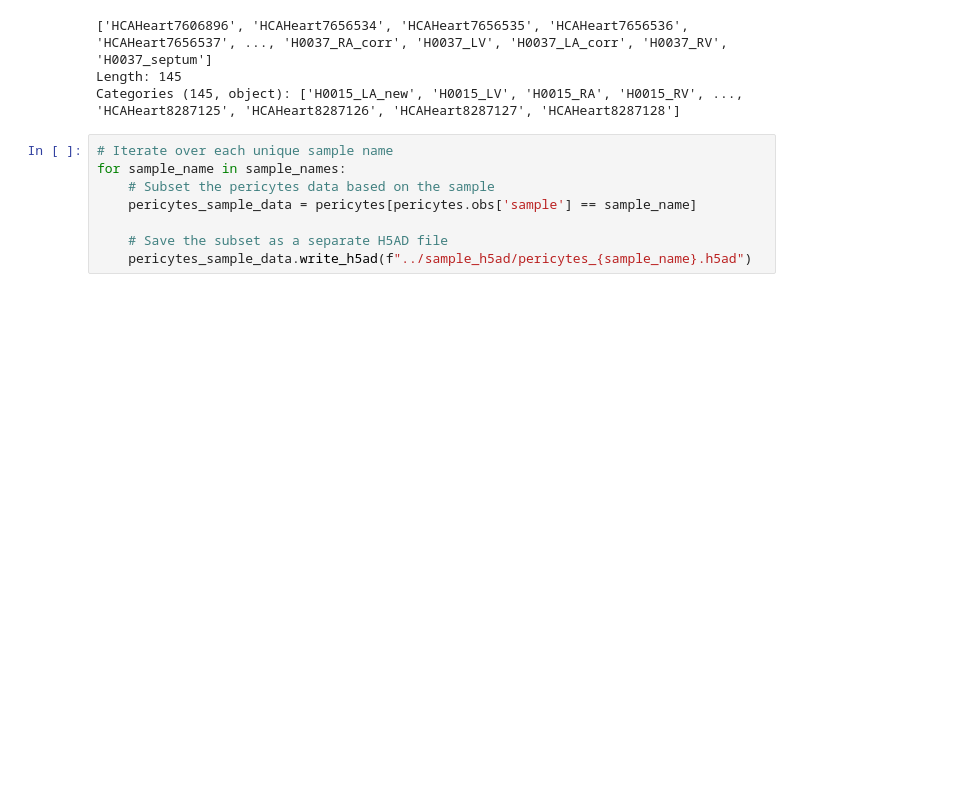
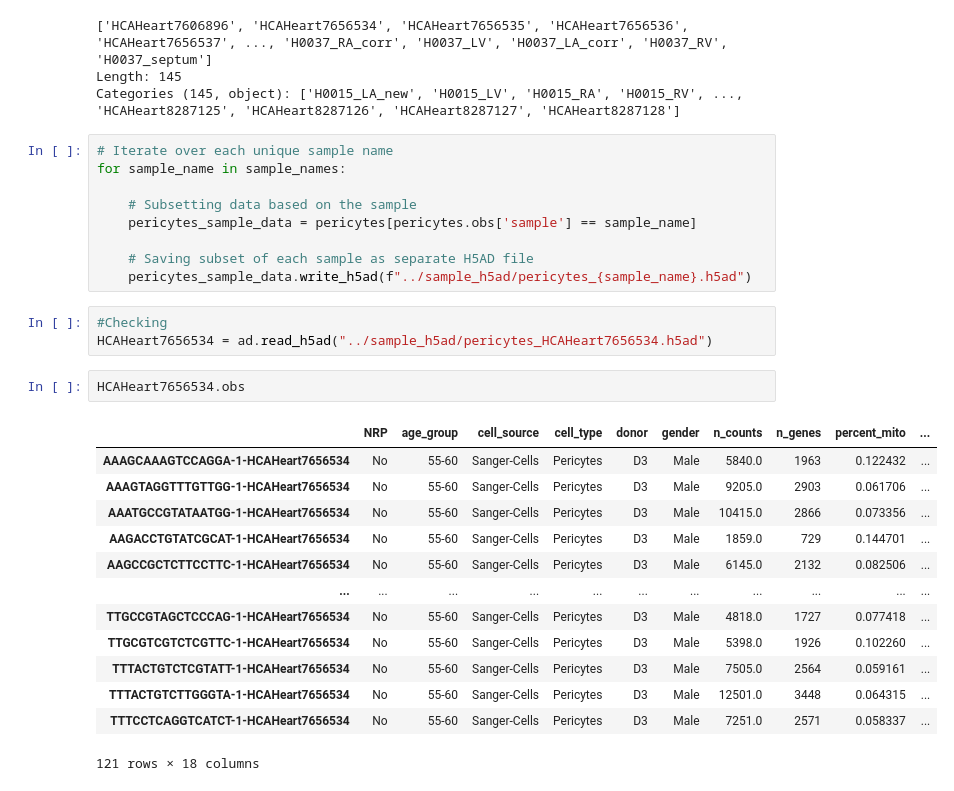
Before and after one commit to Talavera-Lopez-Lab/Heart_Vascular, a Jupyter notebook: Scripts/vascular.ipynb, the cells around one changed output. Saved outputs shown, nothing was run; the diff lists cells and outputs as text; blank space fills up the shorter version.

```diff
--- a/Scripts/vascular.ipynb
+++ b/Scripts/vascular.ipynb
@@ -67,8 +67,28 @@ Categories (145, object): ['H0015_LA_new', 'H0015_LV', 'H0015_RA', 'H0015_RV', .
 # %%
 # Iterate over each unique sample name
 for sample_name in sample_names:
-    # Subset the pericytes data based on the sample
+
+    # Subsetting data based on the sample
     pericytes_sample_data = pericytes[pericytes.obs['sample'] == sample_name]
 
-    # Save the subset as a separate H5AD file
+    # Saving subset of each sample as separate H5AD file
     pericytes_sample_data.write_h5ad(f"../sample_h5ad/pericytes_{sample_name}.h5ad")
+# %%
+#Checking
+HCAHeart7656534 = ad.read_h5ad("../sample_h5ad/pericytes_HCAHeart7656534.h5ad")
+# %%
+HCAHeart7656534.obs
+# %% [output]
+|  | NRP | age_group | cell_source | cell_type | donor | gender | n_counts | n_genes | percent_mito | ... |
+| AAAGCAAAGTCCAGGA-1-HCAHeart7656534 | No | 55-60 | Sanger-Cells | Pericytes | D3 | Male | 5840.0 | 1963 | 0.122432 | ... |
+| AAAGTAGGTTTGTTGG-1-HCAHeart7656534 | No | 55-60 | Sanger-Cells | Pericytes | D3 | Male | 9205.0 | 2903 | 0.061706 | ... |
+| AAATGCCGTATAATGG-1-HCAHeart7656534 | No | 55-60 | Sanger-Cells | Pericytes | D3 | Male | 10415.0 | 2866 | 0.073356 | ... |
+| AAGACCTGTATCGCAT-1-HCAHeart7656534 | No | 55-60 | Sanger-Cells | Pericytes | D3 | Male | 1859.0 | 729 | 0.144701 | ... |
+| AAGCCGCTCTTCCTTC-1-HCAHeart7656534 | No | 55-60 | Sanger-Cells | Pericytes | D3 | Male | 6145.0 | 2132 | 0.082506 | ... |
+| ... | ... | ... | ... | ... | ... | ... | ... | ... | ... | ... |
+| TTGCCGTAGCTCCCAG-1-HCAHeart7656534 | No | 55-60 | Sanger-Cells | Pericytes | D3 | Male | 4818.0 | 1727 | 0.077418 | ... |
+| TTGCGTCGTCTCGTTC-1-HCAHeart7656534 | No | 55-60 | Sanger-Cells | Pericytes | D3 | Male | 5398.0 | 1926 | 0.102260 | ... |
+| TTTACTGTCTCGTATT-1-HCAHeart7656534 | No | 55-60 | Sanger-Cells | Pericytes | D3 | Male | 7505.0 | 2564 | 0.059161 | ... |
+| TTTACTGTCTTGGGTA-1-HCAHeart7656534 | No | 55-60 | Sanger-Cells | Pericytes | D3 | Male | 12501.0 | 3448 | 0.064315 | ... |
+| TTTCCTCAGGTCATCT-1-HCAHeart7656534 | No | 55-60 | Sanger-Cells | Pericytes | D3 | Male | 7251.0 | 2571 | 0.058337 | ... |
+121 rows × 18 columns
```
